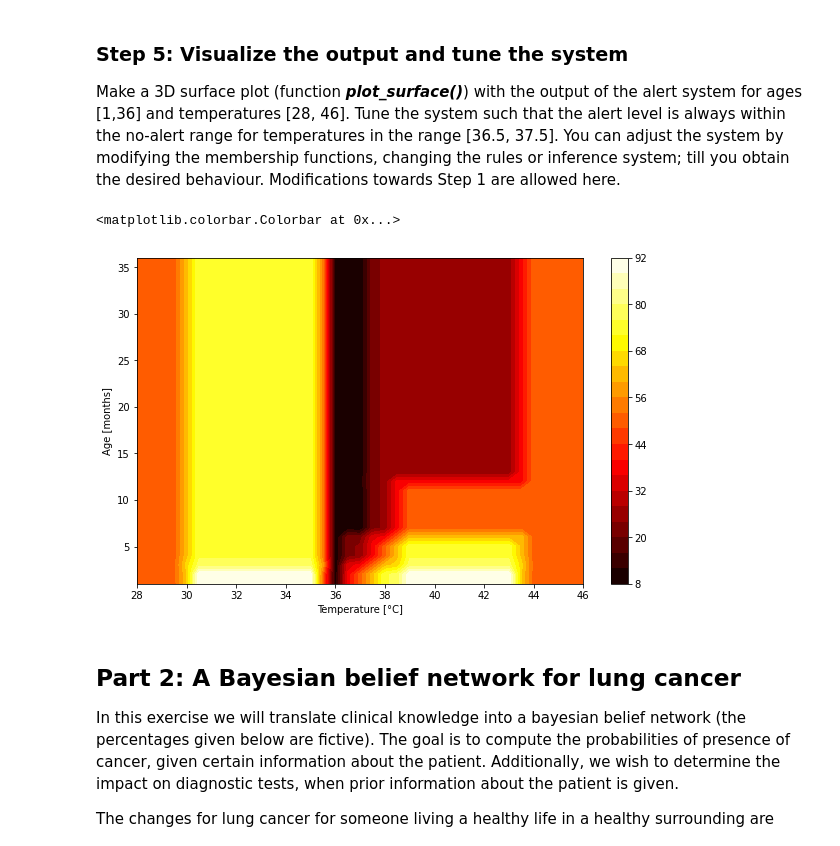
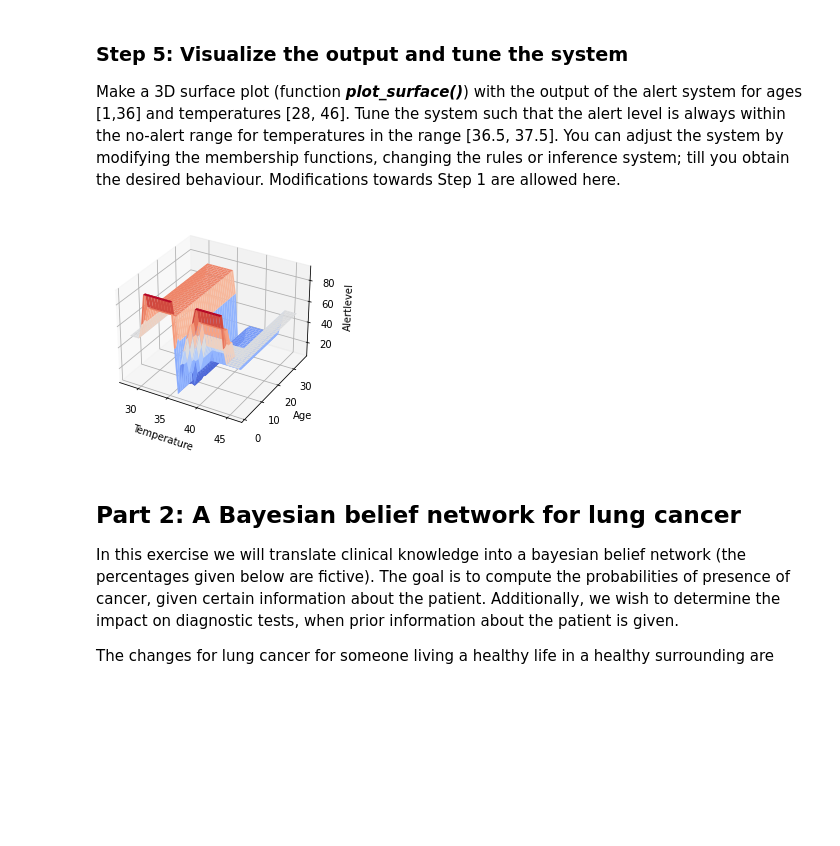
Before and after one commit to Aneruth/Clinical-Decision-Support-System, a Jupyter notebook: WPO2/WPO2-Aneruth Mohansundaram and Ishan Raychaudhuri.ipynb, the cells around one changed output. Drawn from its saved outputs; the diff is of its cells as text; code cells hidden in the pictures; blank space fills up the shorter version.

Commit message:
Changes made for WPO2 surface plot

```diff
--- a/WPO2/WPO2-Aneruth Mohansundaram and Ishan Raychaudhuri.ipynb
+++ b/WPO2/WPO2-Aneruth Mohansundaram and Ishan Raychaudhuri.ipynb
@@ -339,30 +339,37 @@ plotTempAgeGraph(40,np.arange(1, 37, 1))
 
 Make a 3D surface plot (function ***plot_surface()***) with the output of the alert system for ages [1,36] and temperatures [28, 46]. Tune the system such that the alert level is always within the no-alert range for temperatures in the range [36.5, 37.5]. You can adjust the system by modifying the membership functions, changing the rules or inference system; till you obtain the desired behaviour. Modifications towards Step 1 are allowed here.
 # %%
+from mpl_toolkits.mplot3d import Axes3D
+from matplotlib import cm
 temperatures_range = np.arange(28, 46.5, 0.5)
 ages_range  = np.arange(1, 37, 1)
 z = []
 
 alerting_ctrl = ctrl.ControlSystem([rule0, rule1, rule2, rule3, rule4, rule5, rule6, rule7, rule8, rule9, rule10, rule11, rule12])
 alerting = ctrl.ControlSystemSimulation(alerting_ctrl)
 
 X, Y = np.meshgrid(temperatures_range, ages_range)
 
 alerting = ctrl.ControlSystemSimulation(alerting_ctrl)
 alerting.input['temperature'] = X
 alerting.input['age'] = Y
 alerting.compute()
 z = alerting.output['alert']
 
-plt.figure(figsize=(10, 6))
-plt.xlabel('Temperature [°C]')
-plt.ylabel('Age [months]')
+# plt.figure(figsize=(10, 6))
+# plt.xlabel('Temperature [°C]')
+# plt.ylabel('Age [months]')
 
-plt.contourf(X, Y, z, 20, cmap='hot')
-plt.colorbar()
+# plt.contourf(X, Y, z, 20, cmap='hot')
+# plt.colorbar()
+fig = plt.figure()
+ax = fig.gca(projection='3d')
+ax.plot_surface(X, Y, z, cmap=cm.coolwarm)
+plt.xlabel('Temperature')
+plt.ylabel('Age')
+ax.set_zlabel('Alertlevel');
 # %% [output]
-<matplotlib.colorbar.Colorbar at 0x...>
-[figure, old version]
+[figure, new version]
 # %% [markdown]
 ## Part 2: A Bayesian belief network for lung cancer
 In this exercise we will translate clinical knowledge into a bayesian belief network (the percentages given below are fictive). The goal is to compute the probabilities of presence of cancer, given certain information about the patient. Additionally, we wish to determine the impact on diagnostic tests, when prior information about the patient is given.
```
